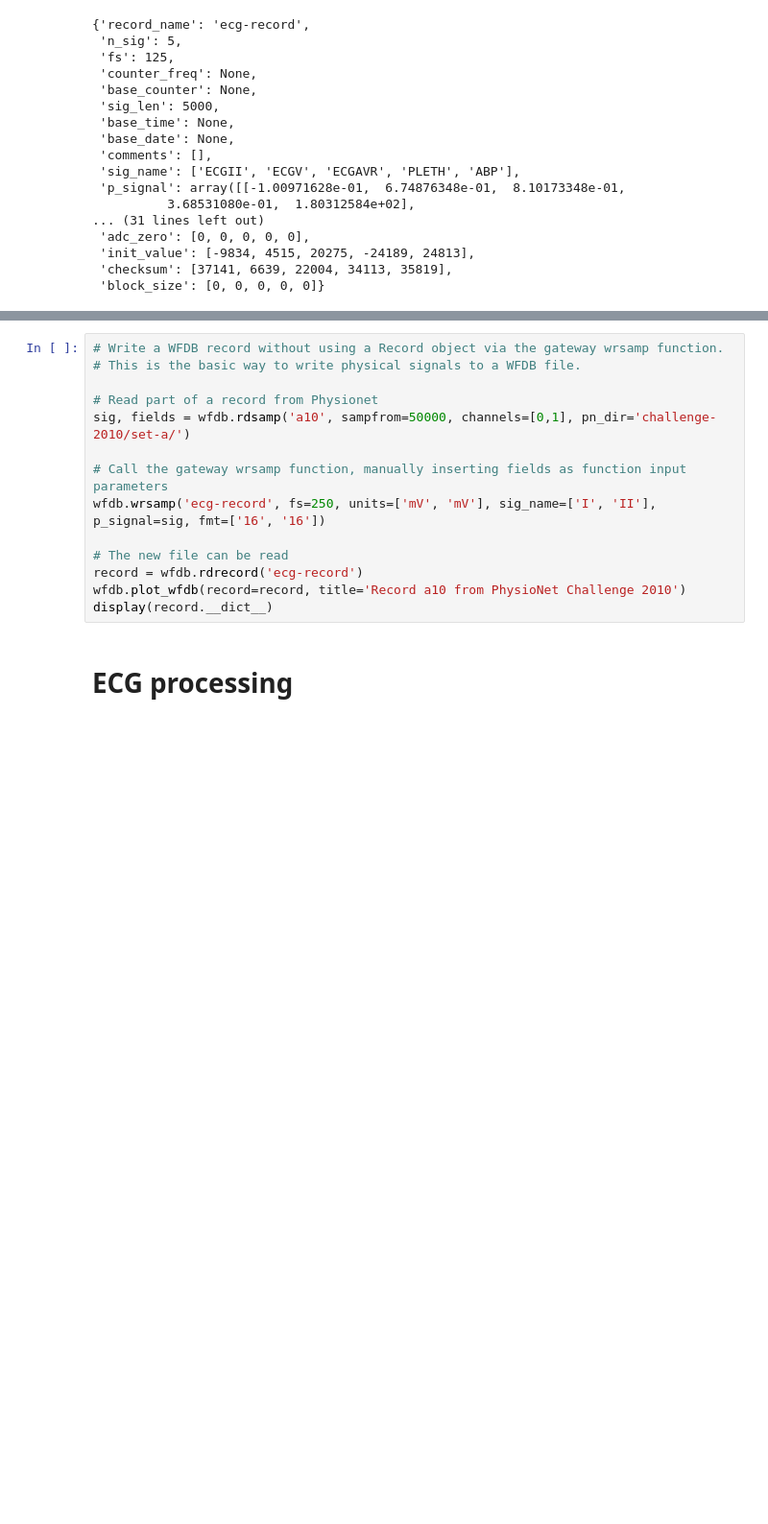
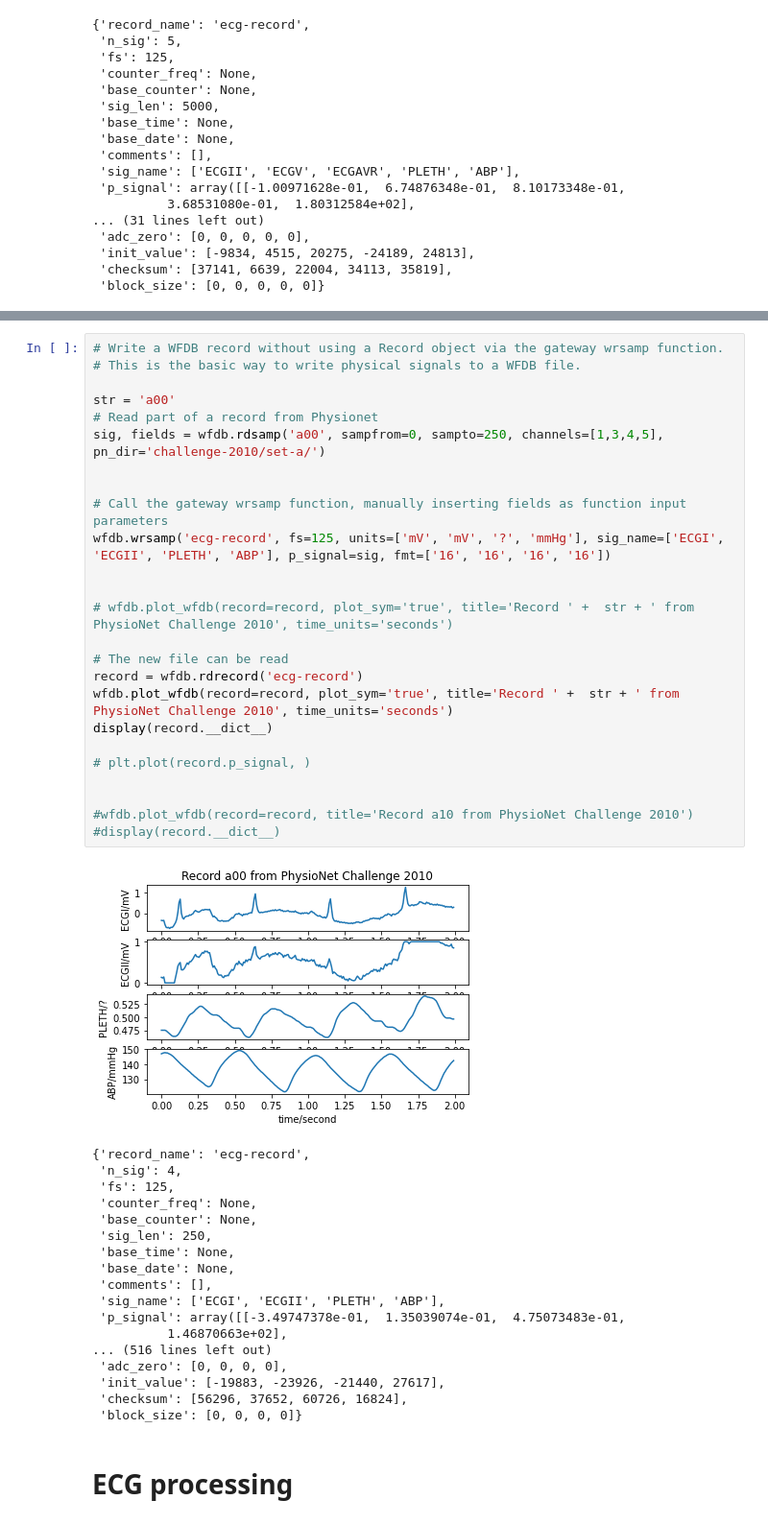
Before and after one commit to Rasterize101/FinalYearProject---BP-from-PPG, a Jupyter notebook: fyp.ipynb, the cells around one changed output, grey strips where cells are left out. Shown at 96% size. Saved outputs shown, nothing was run; the diff lists cells and outputs as text; blank space fills up the shorter version.

```diff
--- a/fyp.ipynb
+++ b/fyp.ipynb
@@ -206,17 +330,47 @@ display(record.__dict__)
 # %%
 # Write a WFDB record without using a Record object via the gateway wrsamp function.
 # This is the basic way to write physical signals to a WFDB file.
 
+str = 'a00'
 # Read part of a record from Physionet
-sig, fields = wfdb.rdsamp('a10', sampfrom=50000, channels=[0,1], pn_dir='challenge-2010/set-a/')
+sig, fields = wfdb.rdsamp('a00', sampfrom=0, sampto=250, channels=[1,3,4,5], pn_dir='challenge-2010/set-a/')
+
 
 # Call the gateway wrsamp function, manually inserting fields as function input parameters
-wfdb.wrsamp('ecg-record', fs=250, units=['mV', 'mV'], sig_name=['I', 'II'], p_signal=sig, fmt=['16', '16'])
+wfdb.wrsamp('ecg-record', fs=125, units=['mV', 'mV', '?', 'mmHg'], sig_name=['ECGI', 'ECGII', 'PLETH', 'ABP'], p_signal=sig, fmt=['16', '16', '16', '16'])
+
+
+# wfdb.plot_wfdb(record=record, plot_sym='true', title='Record ' +  str + ' from PhysioNet Challenge 2010', time_units='seconds')
 
 # The new file can be read
 record = wfdb.rdrecord('ecg-record')
-wfdb.plot_wfdb(record=record, title='Record a10 from PhysioNet Challenge 2010')
+wfdb.plot_wfdb(record=record, plot_sym='true', title='Record ' +  str + ' from PhysioNet Challenge 2010', time_units='seconds')
 display(record.__dict__)
+
+# plt.plot(record.p_signal, )
+
+
+#wfdb.plot_wfdb(record=record, title='Record a10 from PhysioNet Challenge 2010')
+#display(record.__dict__)
+# %% [output]
+[figure, added]
+{'record_name': 'ecg-record',
+ 'n_sig': 4,
+ 'fs': 125,
+ 'counter_freq': None,
+ 'base_counter': None,
+ 'sig_len': 250,
+ 'base_time': None,
+ 'base_date': None,
+ 'comments': [],
+ 'sig_name': ['ECGI', 'ECGII', 'PLETH', 'ABP'],
+ 'p_signal': array([[-3.49747378e-01,  1.35039074e-01,  4.75073483e-01,
+          1.46870663e+02],
+... (516 lines left out)
+ 'adc_zero': [0, 0, 0, 0],
+ 'init_value': [-19883, -23926, -21440, 27617],
+ 'checksum': [56296, 37652, 60726, 16824],
+ 'block_size': [0, 0, 0, 0]}
 # %% [markdown]
 # ECG processing
 # %%
```
Also changed, not shown: parts of 10 cells of this notebook.
